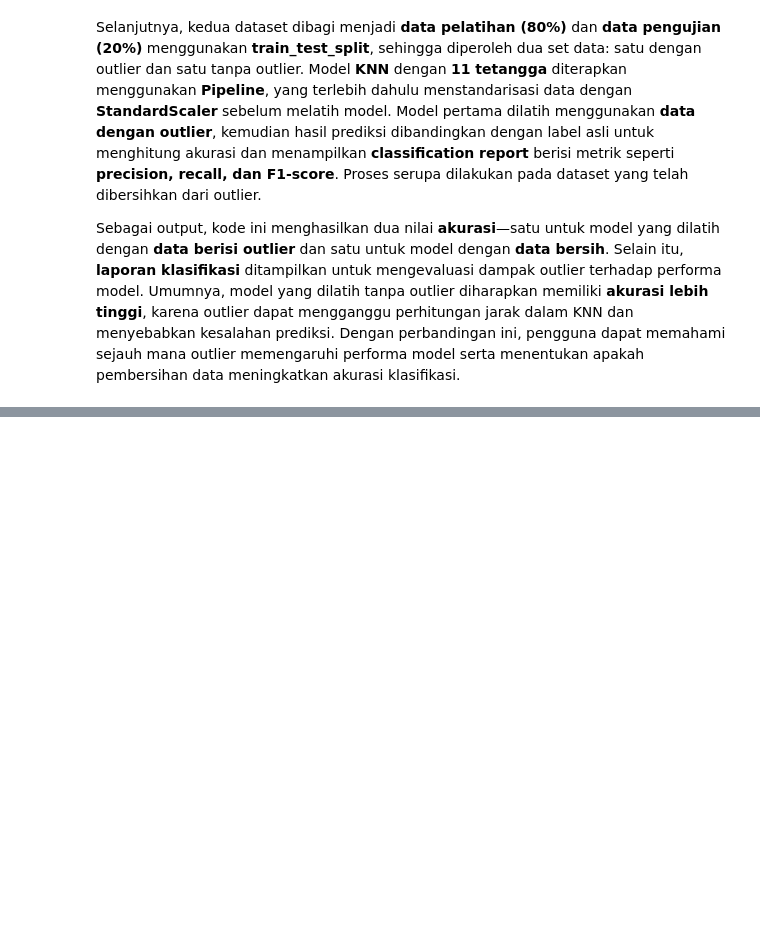
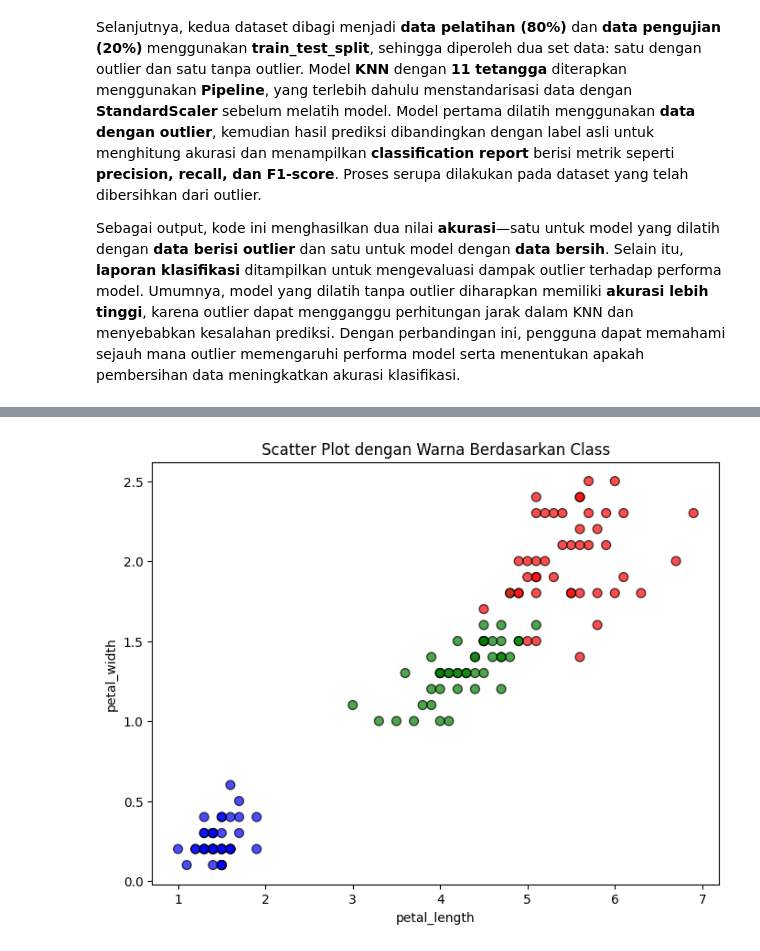
Before and after one commit to Malikzert/pendata, a Jupyter notebook: _sources/Tugas2.ipynb, the cells around one changed output, grey strips where cells are left out. Saved outputs shown, nothing was run; the diff lists cells and outputs as text; code cells hidden in the pictures; blank space fills up the shorter version.

```diff
--- a/_sources/Tugas2.ipynb
+++ b/_sources/Tugas2.ipynb
@@ -446,0 +629,20 @@ Sebagai output, kode ini menghasilkan dua nilai **akurasi**—satu untuk model y
+# %%
+import matplotlib.pyplot as plt
+
+# Pilih dua fitur untuk scatter plot
+x_feature = "petal_length"
+y_feature = "petal_width"
+
+# Warna berdasarkan kelas
+colors = {"Iris-setosa": "blue", "Iris-versicolor": "green", "Iris-virginica": "red"}
+df_cleaned["color"] = df_cleaned["class"].map(colors)
+
+# Plot scatter dengan ukuran (s) dan warna (c)
+plt.figure(figsize=(8, 6))
+plt.scatter(df_cleaned[x_feature], df_cleaned[y_feature], s=50, c=df_cleaned["color"], alpha=0.7, edgecolors="k")
+plt.xlabel(x_feature)
+plt.ylabel(y_feature)
+plt.title("Scatter Plot dengan Warna Berdasarkan Class")
+plt.show()
+# %% [output]
+[figure, added]
```
Also changed, not shown: parts of 4 cells of this notebook, 6 other files.
